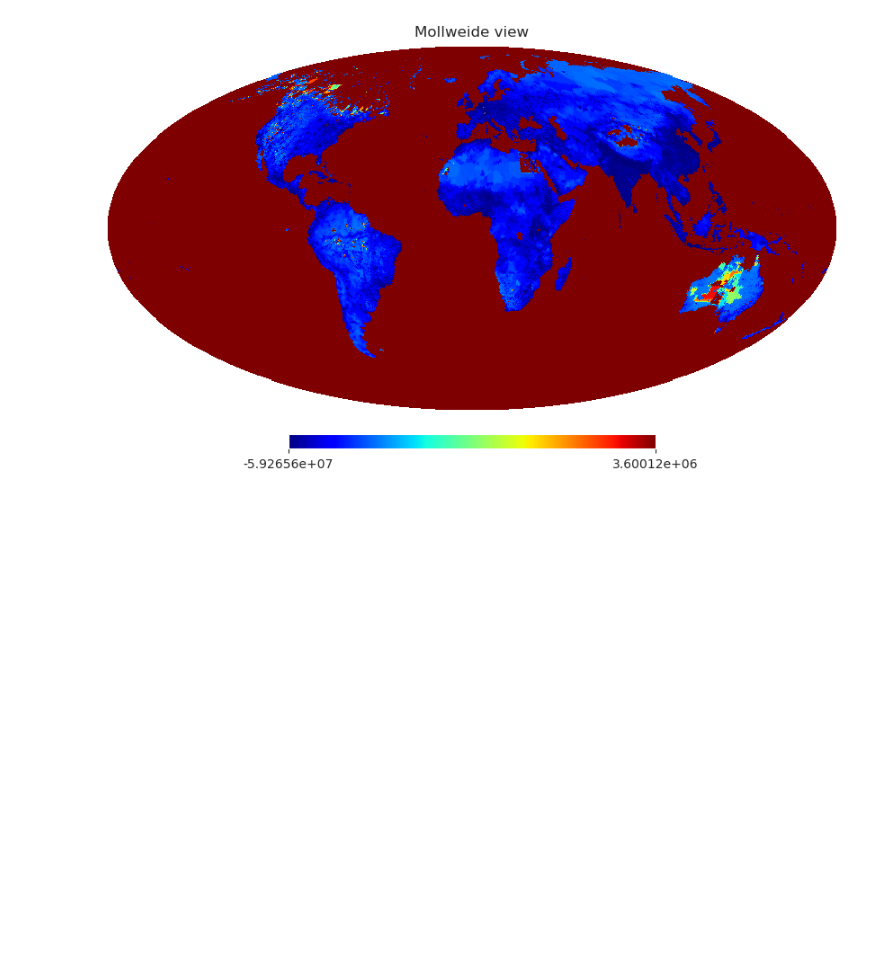
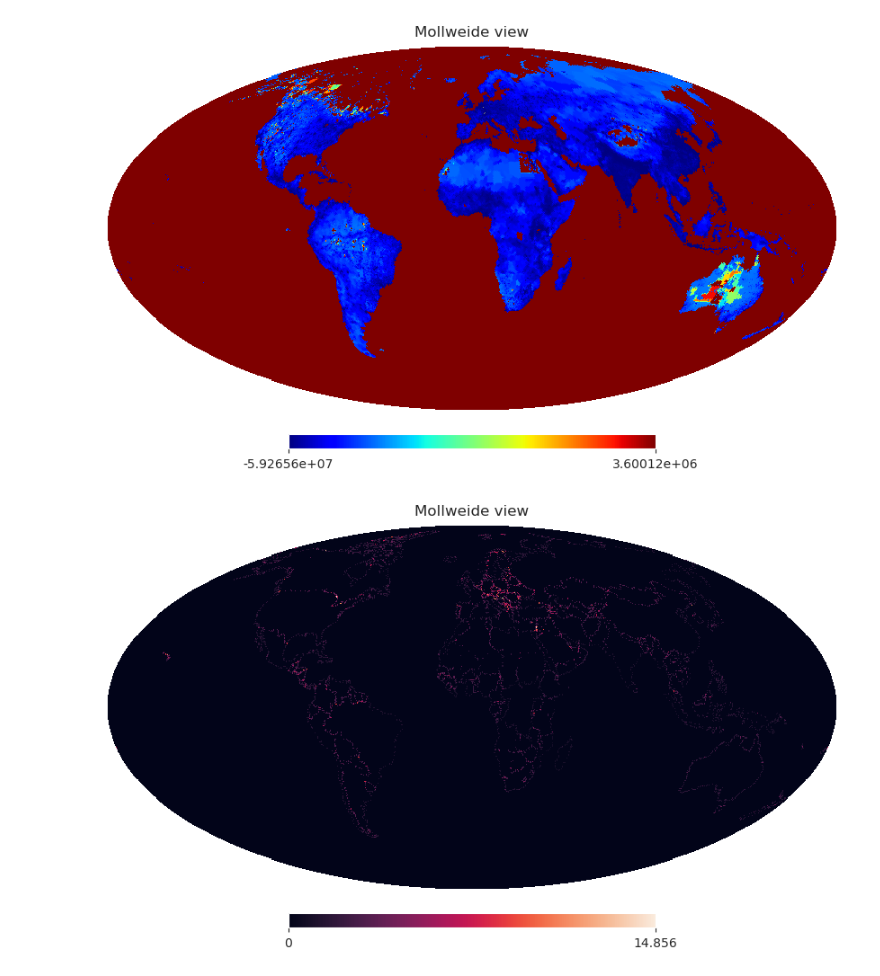
Before and after one commit to Bharatcs/rfi, a Jupyter notebook: Project/Stat_model_STARFIRE.ipynb, the cells around one changed output. Drawn from its saved outputs; the diff is of its cells as text; code cells hidden in the pictures; blank space fills up the shorter version.

Commit message:
made HDI map bordered, make it filled or something

```diff
--- a/Project/Stat_model_STARFIRE.ipynb
+++ b/Project/Stat_model_STARFIRE.ipynb
@@ -178,3 +178,9 @@ difmap+=diff
 hp.mollview(difmap,flip='geo',cmap='jet',norm='hist')
 # %% [output]
 [figure]
+# %%
+HDI_map=hp.read_map("HDI_border_map.fits")
+hp.mollview(HDI_map,flip='geo')
+border_indices=np.nonzero(HDI_map)
+# %% [output]
+[figure, added]
```
Also changed, not shown: 5 other files.
